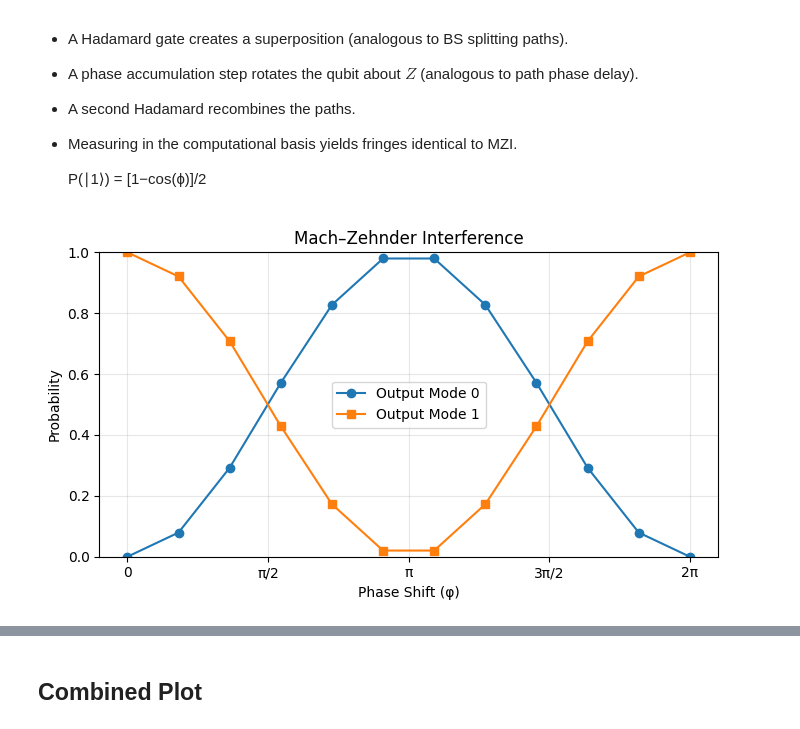
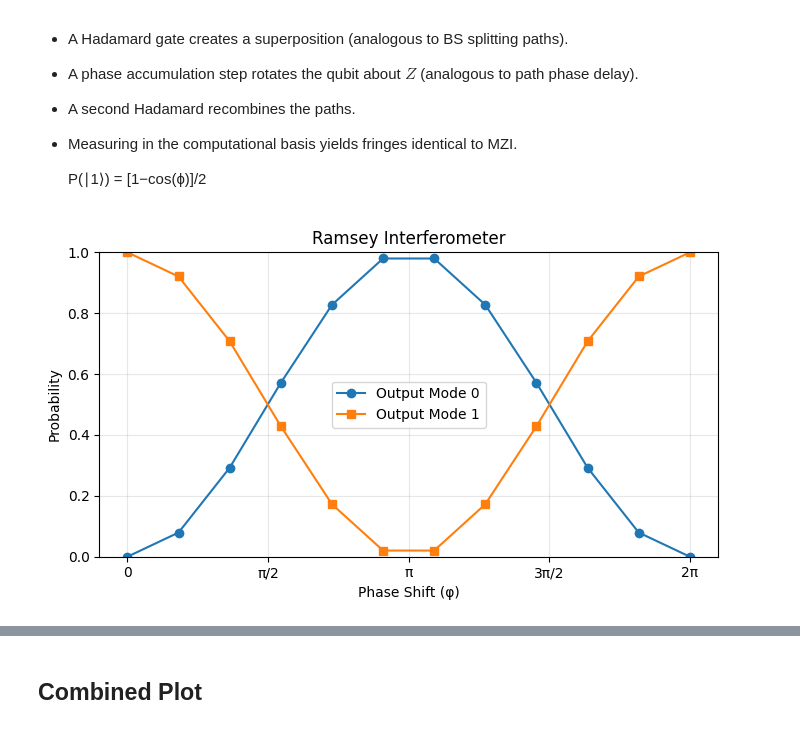
Before and after one commit to ismail-mehmood/quantum_nnl_project, a Jupyter notebook: notebooks/extension/extension.ipynb, the cells around one changed output, grey strips where cells are left out. Drawn from its saved outputs; the diff is of its cells as text; code cells hidden in the pictures.

```diff
--- a/notebooks/extension/extension.ipynb
+++ b/notebooks/extension/extension.ipynb
@@ -107,9 +106,9 @@ Ramsey interferometry is the qubit equivalent of optical interference:
     P(∣1⟩) = [1−cos⁡(ϕ)]/2
 # %%
 phases, results = ramsey(intervals=12)
-plot_fringe(phases=phases, results=results)
+plot_fringe(phases=phases, results=results, title="Ramsey Interferometer")
 # %% [output]
-[figure, old version]
+[figure, new version]
 # %%
 qphases, qresults = ramsey_circuit(intervals=12)
 plot_fringe(phases=qphases, results=qresults, title="Quantum Circuit - Ramsey Interferometer")
```
Also changed, not shown: parts of 22 cells of this notebook, 4 other files.
